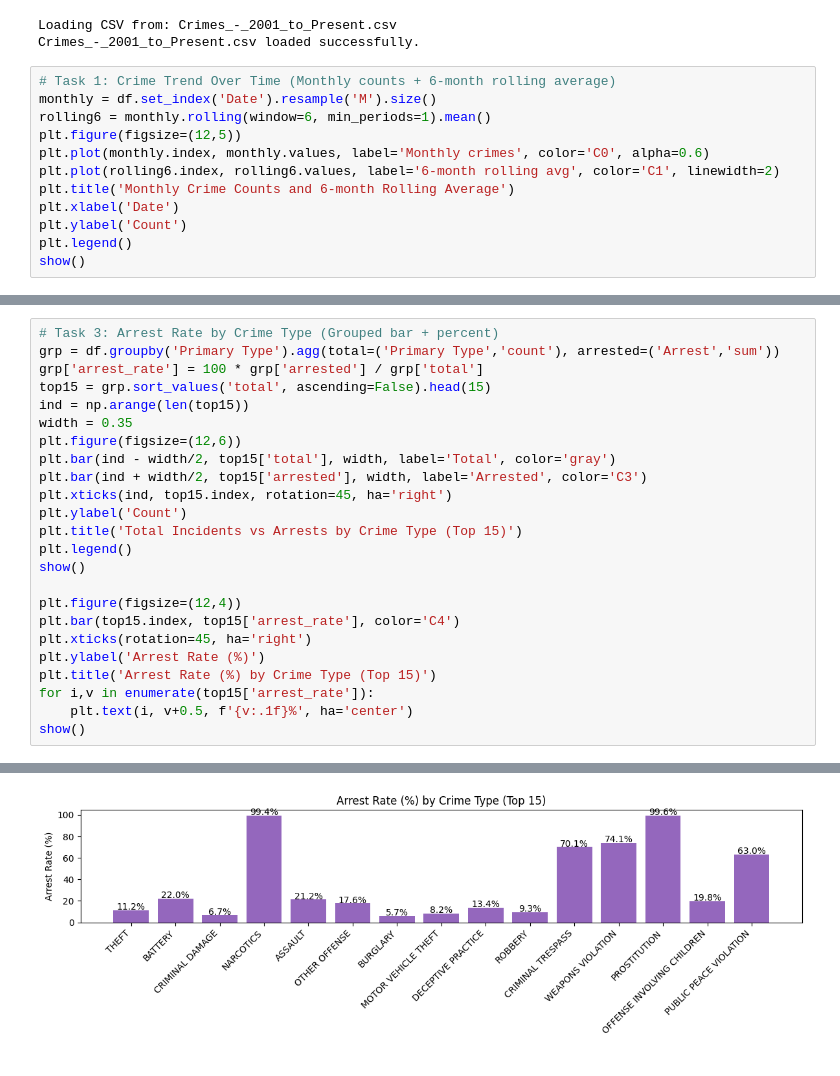
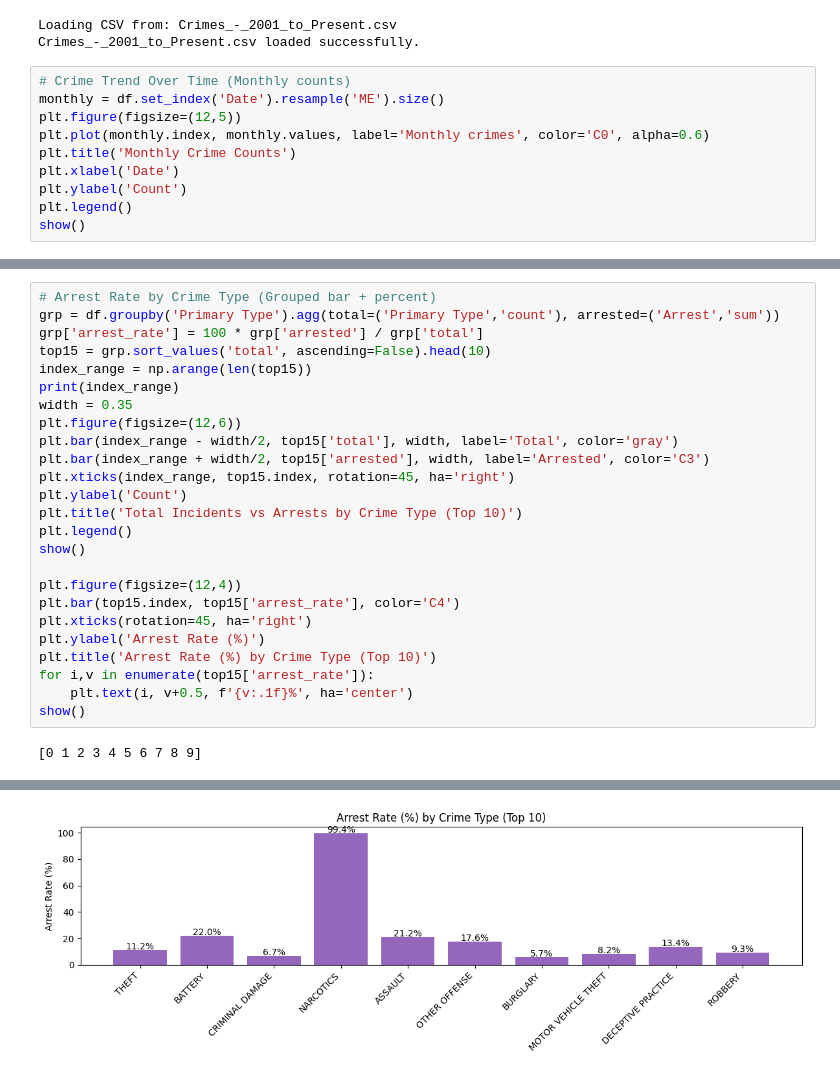
Before and after one commit to seyistry/ai-engineer, a Jupyter notebook: Tasks/Task_19/Task_19_to_crime_work.ipynb, the cells around one changed output, grey strips where cells are left out. Cells and saved outputs as stored; diff of their text form.

```diff
--- a/Tasks/Task_19/Task_19_to_crime_work.ipynb
+++ b/Tasks/Task_19/Task_19_to_crime_work.ipynb
@@ -36,13 +36,11 @@ print('Crimes_-_2001_to_Present.csv loaded successfully.')
 Loading CSV from: Crimes_-_2001_to_Present.csv
 Crimes_-_2001_to_Present.csv loaded successfully.
 # %%
-# Task 1: Crime Trend Over Time (Monthly counts + 6-month rolling average)
-monthly = df.set_index('Date').resample('M').size()
-rolling6 = monthly.rolling(window=6, min_periods=1).mean()
+# Crime Trend Over Time (Monthly counts)
+monthly = df.set_index('Date').resample('ME').size()
 plt.figure(figsize=(12,5))
 plt.plot(monthly.index, monthly.values, label='Monthly crimes', color='C0', alpha=0.6)
-plt.plot(rolling6.index, rolling6.values, label='6-month rolling avg', color='C1', linewidth=2)
-plt.title('Monthly Crime Counts and 6-month Rolling Average')
+plt.title('Monthly Crime Counts')
 plt.xlabel('Date')
 plt.ylabel('Count')
 plt.legend()
@@ -61,18 +59,19 @@ show()
 # %% [output]
 [figure]
 # %%
-# Task 3: Arrest Rate by Crime Type (Grouped bar + percent)
+# Arrest Rate by Crime Type (Grouped bar + percent)
 grp = df.groupby('Primary Type').agg(total=('Primary Type','count'), arrested=('Arrest','sum'))
 grp['arrest_rate'] = 100 * grp['arrested'] / grp['total']
-top15 = grp.sort_values('total', ascending=False).head(15)
-ind = np.arange(len(top15))
+top15 = grp.sort_values('total', ascending=False).head(10)
+index_range = np.arange(len(top15))
+print(index_range)
 width = 0.35
 plt.figure(figsize=(12,6))
-plt.bar(ind - width/2, top15['total'], width, label='Total', color='gray')
-plt.bar(ind + width/2, top15['arrested'], width, label='Arrested', color='C3')
-plt.xticks(ind, top15.index, rotation=45, ha='right')
+plt.bar(index_range - width/2, top15['total'], width, label='Total', color='gray')
+plt.bar(index_range + width/2, top15['arrested'], width, label='Arrested', color='C3')
+plt.xticks(index_range, top15.index, rotation=45, ha='right')
 plt.ylabel('Count')
-plt.title('Total Incidents vs Arrests by Crime Type (Top 15)')
+plt.title('Total Incidents vs Arrests by Crime Type (Top 10)')
 plt.legend()
 show()
 
@@ -80,8 +79,9 @@ plt.figure(figsize=(12,4))
 plt.bar(top15.index, top15['arrest_rate'], color='C4')
 plt.xticks(rotation=45, ha='right')
 plt.ylabel('Arrest Rate (%)')
-plt.title('Arrest Rate (%) by Crime Type (Top 15)')
+plt.title('Arrest Rate (%) by Crime Type (Top 10)')
 for i,v in enumerate(top15['arrest_rate']):
     plt.text(i, v+0.5, f'{v:.1f}%', ha='center')
 show()
 # %% [output]
+[0 1 2 3 4 5 6 7 8 9]
@@ -89,2 +89,2 @@ show()
-[figure, old version]
+[figure, new version]
 # %%
```
Also changed, not shown: parts of 10 cells of this notebook.
